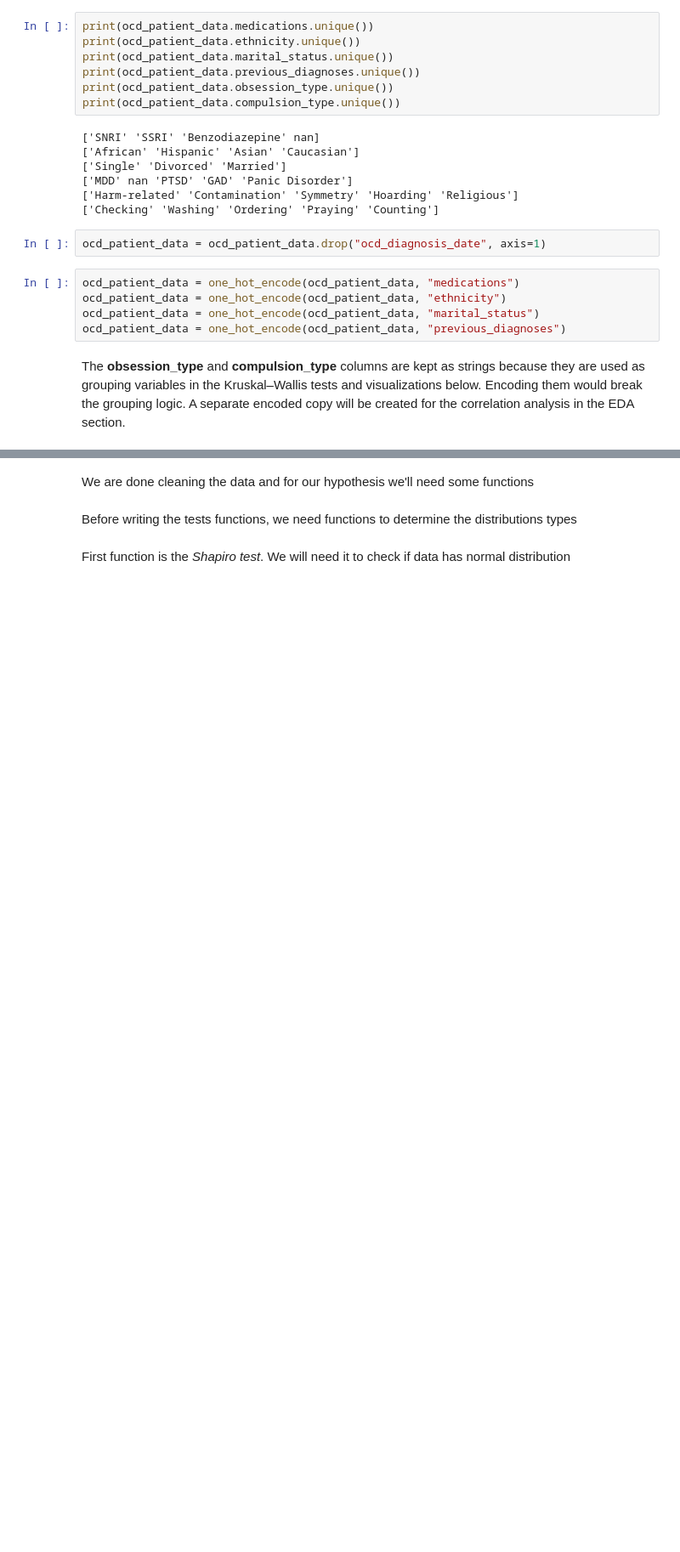
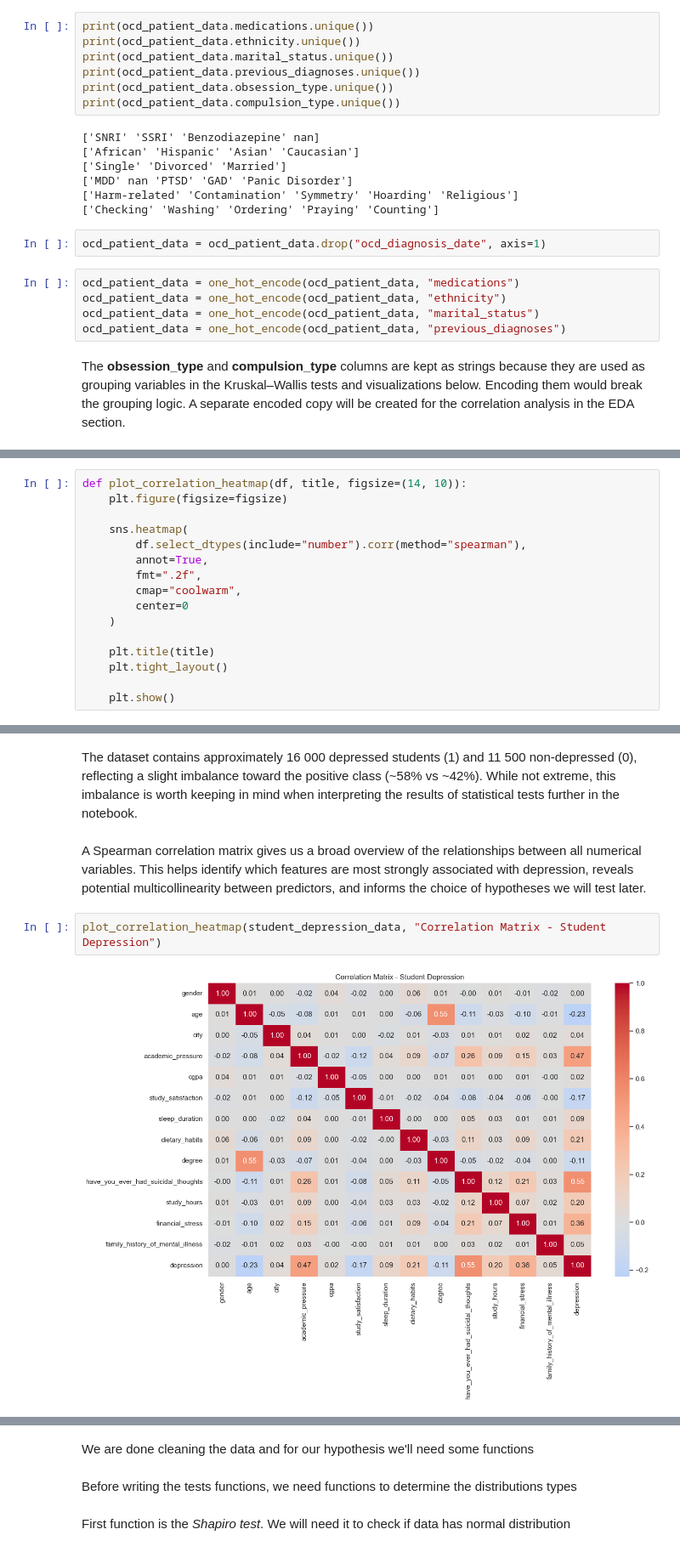
Before and after one commit to VladoDev03/mental-disorders-analysis, a Jupyter notebook: disorders-analysis/disorders-analysis.ipynb, the cells around one changed output, grey strips where cells are left out. Shown at 85% size. Cells and saved outputs as stored; diff of their text form; blank space fills up the shorter version.

```diff
--- a/disorders-analysis/disorders-analysis.ipynb
+++ b/disorders-analysis/disorders-analysis.ipynb
@@ -649,0 +652,16 @@ The **obsession_type** and **compulsion_type** columns are kept as strings becau
+# %%
+def plot_correlation_heatmap(df, title, figsize=(14, 10)):
+    plt.figure(figsize=figsize)
+
+    sns.heatmap(
+        df.select_dtypes(include="number").corr(method="spearman"),
+        annot=True,
+        fmt=".2f",
+        cmap="coolwarm",
+        center=0
+    )
+
+    plt.title(title)
+    plt.tight_layout()
+
+    plt.show()
@@ -649,0 +766,8 @@ The **obsession_type** and **compulsion_type** columns are kept as strings becau
+# %% [markdown]
+The dataset contains approximately 16 000 depressed students (1) and 11 500 non-depressed (0), reflecting a slight imbalance toward the positive class (~58% vs ~42%). While not extreme, this imbalance is worth keeping in mind when interpreting the results of statistical tests further in the notebook.
+# %% [markdown]
+A Spearman correlation matrix gives us a broad overview of the relationships between all numerical variables. This helps identify which features are most strongly associated with depression, reveals potential multicollinearity between predictors, and informs the choice of hypotheses we will test later.
+# %%
+plot_correlation_heatmap(student_depression_data, "Correlation Matrix - Student Depression")
+# %% [output]
+[figure, added]
```
Also changed, not shown: parts of 70 cells of this notebook.
